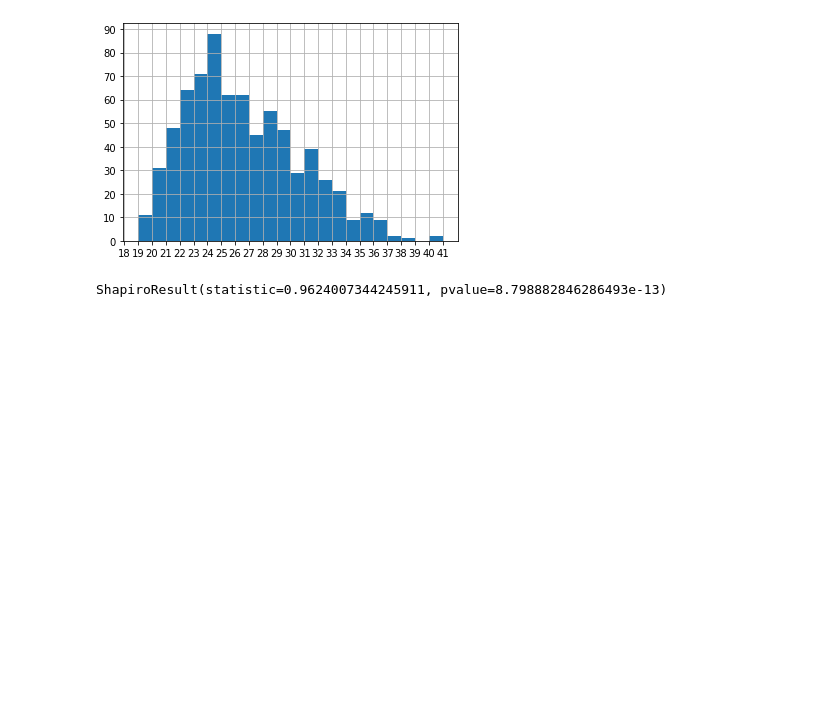
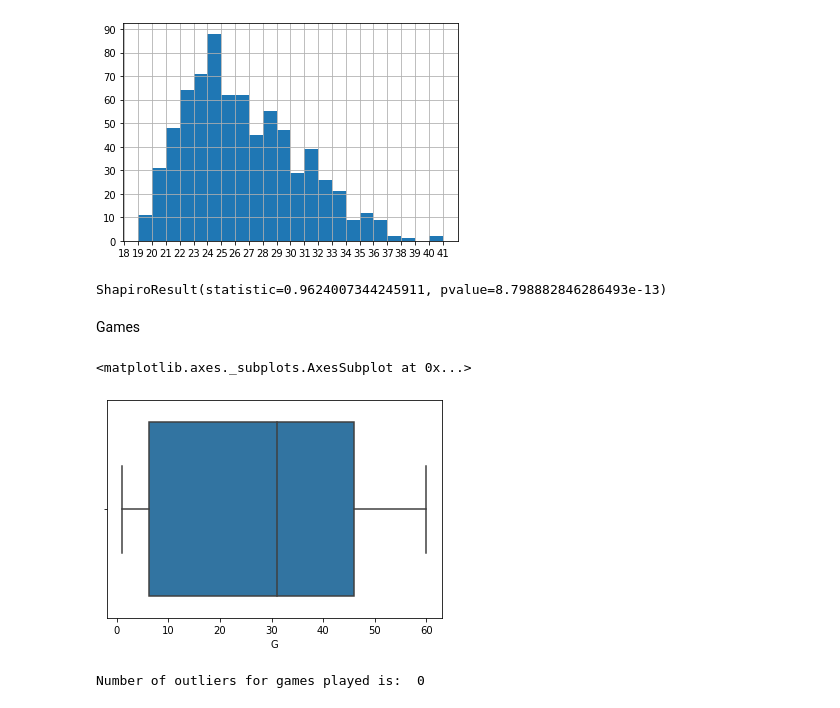
Before and after one commit to MennoCoehoorn/OZNAL, a Jupyter notebook: NBA.ipynb, the cells around one changed output. Drawn from its saved outputs; the diff is of its cells as text; code cells hidden in the pictures; blank space fills up the shorter version.

```diff
--- a/NBA.ipynb
+++ b/NBA.ipynb
@@ -133,3 +139,14 @@ df['Age'].hist(bins=22)
 stats.shapiro(df.Age)
 # %% [output]
 ShapiroResult(statistic=0.9624007344245911, pvalue=8.798882846286493e-13)
+# %% [markdown]
+Games
+# %%
+sns.boxplot('G', data=df)
+# %% [output]
+<matplotlib.axes._subplots.AxesSubplot at 0x...>
+[figure, added]
+# %%
+print("Number of outliers for games played is: ",len(outliers('G')))
+# %% [output]
+Number of outliers for games played is:  0
```
Also changed, not shown: parts of 17 cells of this notebook.
